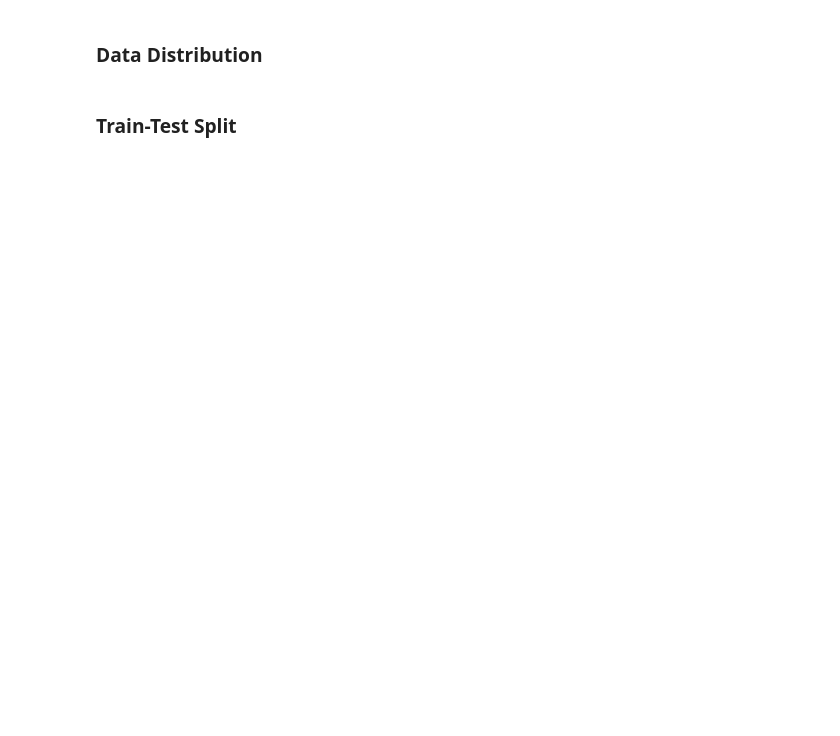
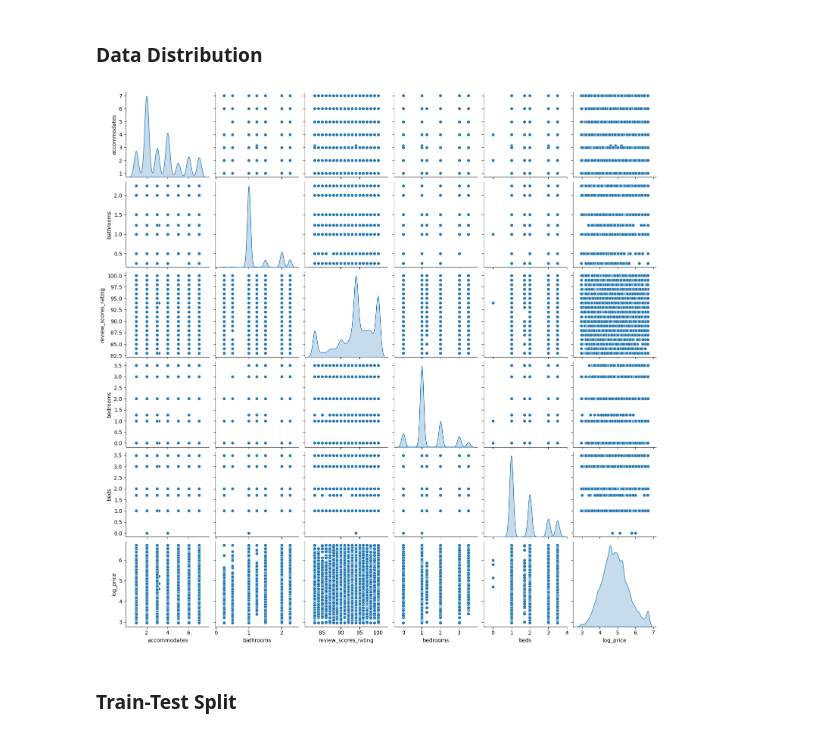
Before and after one commit to DataSphereX/Python_FAI, a Jupyter notebook: Multiple_Linear_Regression_AirBNB_Student.ipynb, the cells around one changed output. Cells and saved outputs as stored; diff of their text form; code cells hidden in the pictures; blank space fills up the shorter version.

```diff
--- a/Multiple_Linear_Regression_AirBNB_Student.ipynb
+++ b/Multiple_Linear_Regression_AirBNB_Student.ipynb
@@ -40,5 +293,10 @@ We have a data of 74111 Airbnb properties across the nations. Based on this data
 # %% [markdown]
 ### Data Distribution
+# %%
+sns.pairplot(df[cont], diag_kind = 'kde')
+plt.show()
+# %% [output]
+[figure, added]
 # %% [markdown]
 ### Train-Test Split
 # %%
```
Also changed, not shown: parts of 58 cells of this notebook, 1 other file.
